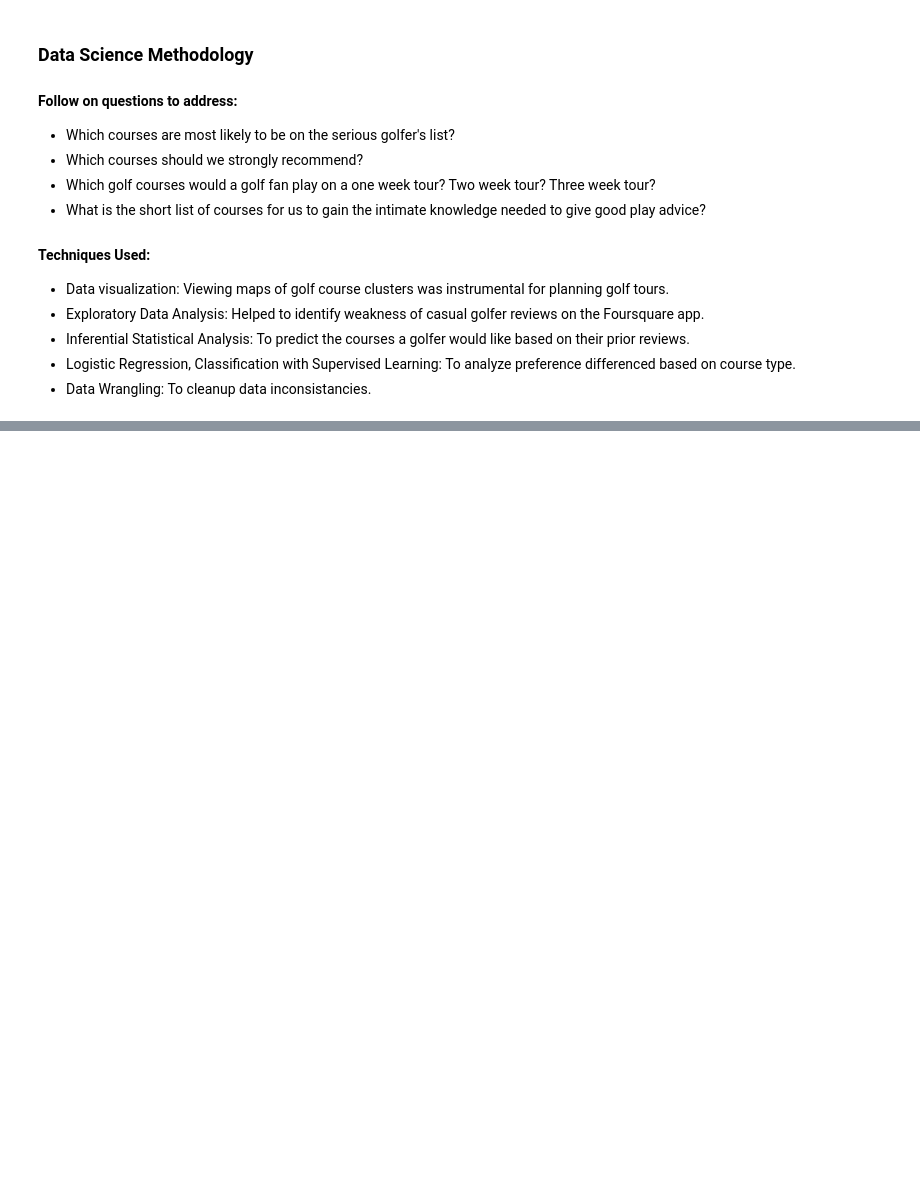
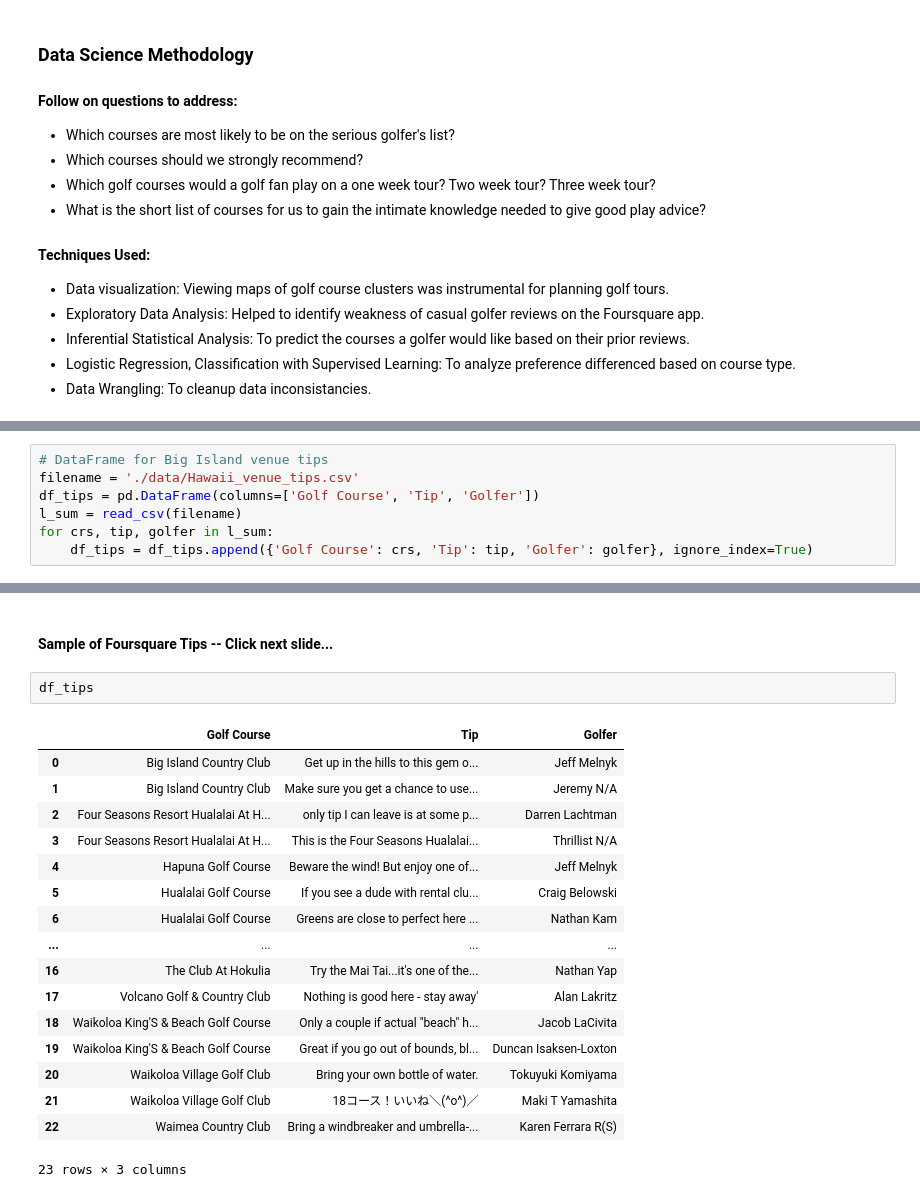
Before and after one commit to dbdweeb/golf_slide, a Jupyter notebook: nb.ipynb, the cells around one changed output, grey strips where cells are left out. Saved outputs shown, nothing was run; the diff lists cells and outputs as text; blank space fills up the shorter version.

```diff
--- a/nb.ipynb
+++ b/nb.ipynb
@@ -61,0 +111,7 @@ What follows are some interactive maps and views of the sample data gathered.
+# %%
+# DataFrame for Big Island venue tips
+filename = './data/Hawaii_venue_tips.csv'
+df_tips = pd.DataFrame(columns=['Golf Course', 'Tip', 'Golfer'])
+l_sum = read_csv(filename)
+for crs, tip, golfer in l_sum:
+    df_tips = df_tips.append({'Golf Course': crs, 'Tip': tip, 'Golfer': golfer}, ignore_index=True)
@@ -62,3 +146,25 @@ What follows are some interactive maps and views of the sample data gathered.
+# %% [markdown]
+#### Sample of Foursquare Tips -- Click next slide...
+# %%
+df_tips
+# %% [output]
+|  | Golf Course | Tip | Golfer |
+| 0 | Big Island Country Club | Get up in the hills to this gem o... | Jeff Melnyk |
+| 1 | Big Island Country Club | Make sure you get a chance to use... | Jeremy N/A |
+| 2 | Four Seasons Resort Hualalai At H... | only tip I can leave is at some p... | Darren Lachtman |
+| 3 | Four Seasons Resort Hualalai At H... | This is the Four Seasons Hualalai... | Thrillist N/A |
+| 4 | Hapuna Golf Course | Beware the wind! But enjoy one of... | Jeff Melnyk |
+| 5 | Hualalai Golf Course | If you see a dude with rental clu... | Craig Belowski |
+| 6 | Hualalai Golf Course | Greens are close to perfect here ... | Nathan Kam |
+| ... | ... | ... | ... |
+| 16 | The Club At Hokulia | Try the Mai Tai...it's one of the... | Nathan Yap |
+| 17 | Volcano Golf & Country Club | Nothing is good here - stay away' | Alan Lakritz |
+| 18 | Waikoloa King'S & Beach Golf Course | Only a couple if actual "beach" h... | Jacob LaCivita |
+| 19 | Waikoloa King'S & Beach Golf Course | Great if you go out of bounds, bl... | Duncan Isaksen-Loxton |
+| 20 | Waikoloa Village Golf Club | Bring your own bottle of water. | Tokuyuki Komiyama |
+| 21 | Waikoloa Village Golf Club | 18コース！いいね＼(^o^)／ | Maki T Yamashita |
+| 22 | Waimea Country Club | Bring a windbreaker and umbrella-... | Karen Ferrara R(S) |
+23 rows × 3 columns
 # %% [markdown]
 ### Observations and Recommendations
 
```
Also changed, not shown: parts of 15 cells of this notebook.
